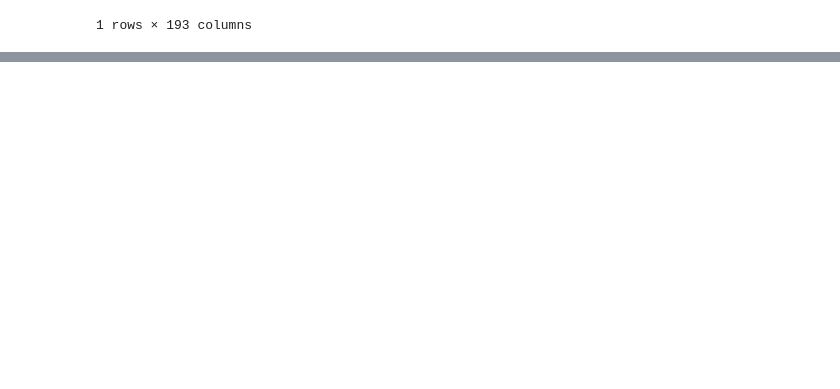
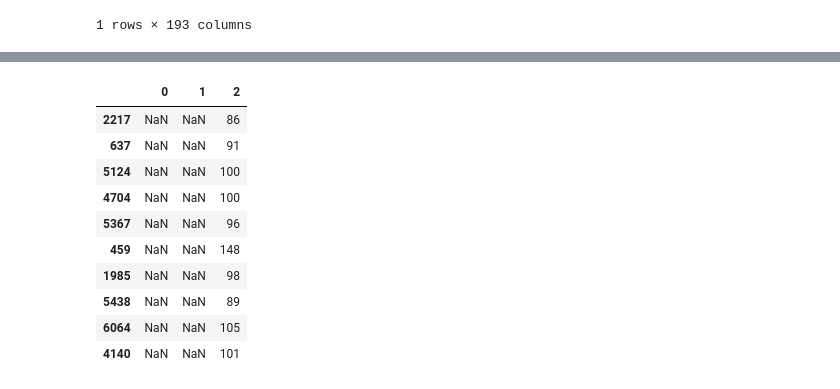
Before and after one commit to npvandyke/Movies-ETL-, a Jupyter notebook: Wiki_Extract.ipynb, the cells around one changed output, grey strips where cells are left out. Saved outputs shown, nothing was run; the diff lists cells and outputs as text; code cells hidden in the pictures; blank space fills up the shorter version.

```diff
--- a/Wiki_Extract.ipynb
+++ b/Wiki_Extract.ipynb
@@ -217,0 +487,7 @@ sorted(wiki_movies_df.columns.tolist())
+# %%
+# Drop the original Budget column
+wiki_movies_df.drop('Budget', axis=1, inplace=True)
+# %%
+# Begin parsing Release Date data; first by creating a Series with the data where all the lists are
+#converted to strings
+release_date = wiki_movies_df["Release date"].dropna().apply(lambda x: ' '.join(x) if type(x) == list else x)
@@ -217,0 +500,7 @@ sorted(wiki_movies_df.columns.tolist())
+# %%
+# Extract the dates that match the expressions using the str.extract method, and parse to "datetime" data type
+# using the built-in Pandas method, rather than creating our own function.
+wiki_movies_df['release_date'] = pd.to_datetime(release_date.str.extract(f'({date_form_one}|{date_form_two}|{date_form_three}|{date_form_four})')[0],infer_datetime_format=True)
+# %%
+# Parse running time data; first by creating a Series with the data where all the lists are converted to strings
+running_time = wiki_movies_df["Running time"].dropna().apply(lambda x: ' '.join(x) if type(x)==list else x)
@@ -217,0 +534,15 @@ sorted(wiki_movies_df.columns.tolist())
+# %%
+# Extract running time values matching the following formats
+running_time_extract = running_time.str.extract(r'(\d+)\s*ho?u?r?s?\s*(\d*)|(\d+)\s*m')
+# %% [output]
+|  | 0 | 1 | 2 |
+| 2217 | NaN | NaN | 86 |
+| 637 | NaN | NaN | 91 |
+| 5124 | NaN | NaN | 100 |
+| 4704 | NaN | NaN | 100 |
+| 5367 | NaN | NaN | 96 |
+| 459 | NaN | NaN | 148 |
+| 1985 | NaN | NaN | 98 |
+| 5438 | NaN | NaN | 89 |
+| 6064 | NaN | NaN | 105 |
+| 4140 | NaN | NaN | 101 |
```
Also changed, not shown: parts of 35 cells of this notebook.
